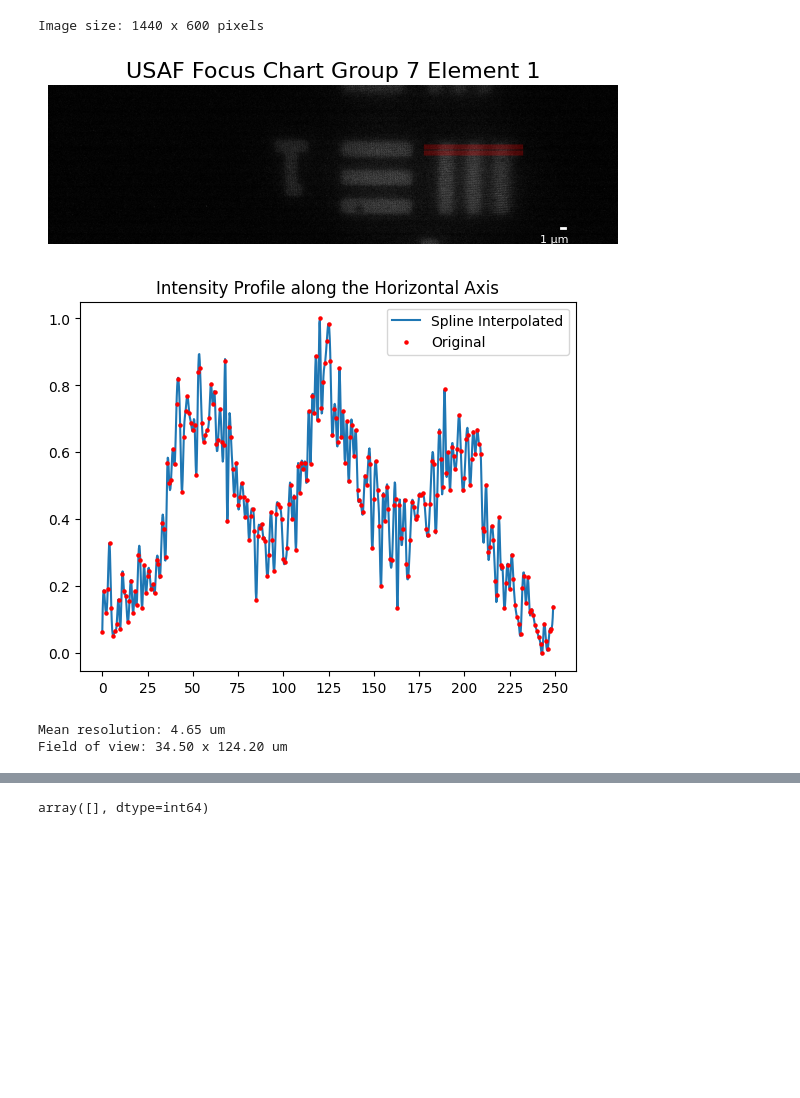
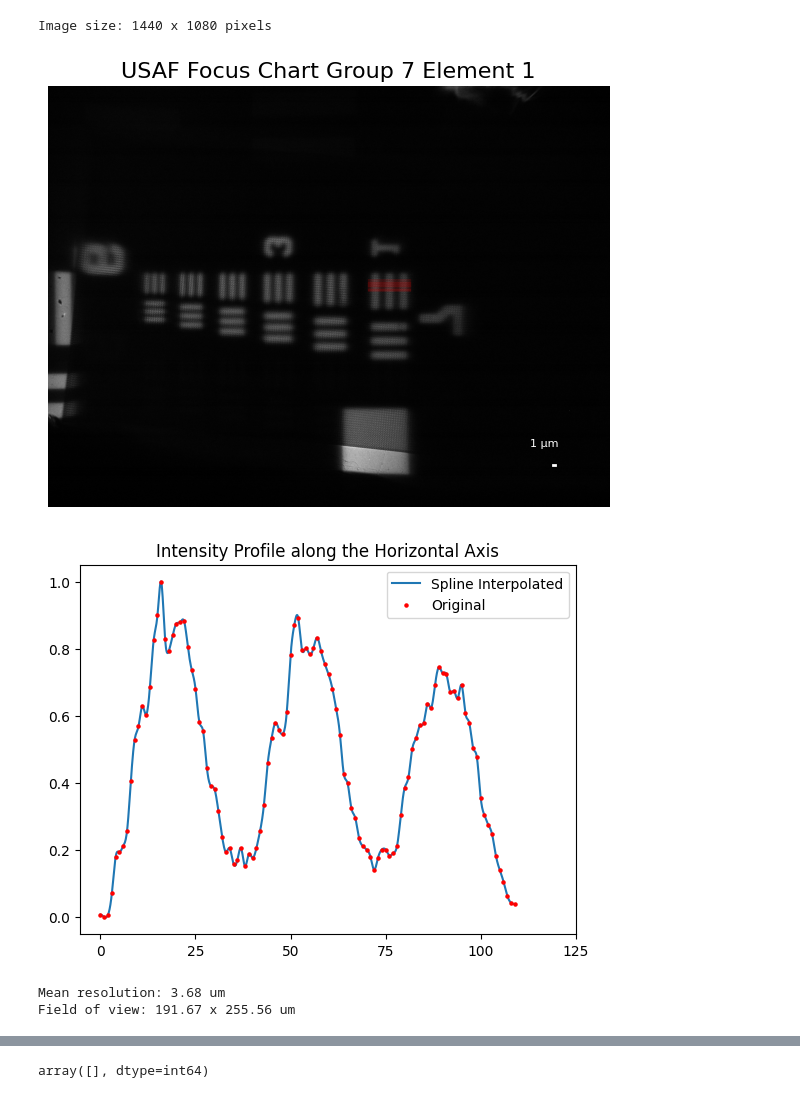
Before and after one commit to Menonlab-Rich/hyperscope, a Jupyter notebook: notebooks/spatial/intensity_profile.ipynb, the cells around one changed output, grey strips where cells are left out. Drawn from its saved outputs; the diff is of its cells as text; code cells hidden in the pictures; blank space fills up the shorter version.

```diff
--- a/notebooks/spatial/intensity_profile.ipynb
+++ b/notebooks/spatial/intensity_profile.ipynb
@@ -61,31 +61,25 @@ from hyperscope import config
 
 # Load the image
 # im = Image.open(r"D:\CZI_scope\code\data\imgs_and_plts\usaf_gr7_el1_2024-07-24T13-23-52.886.bmp").convert('L')  # convert to grayscale
-im_path = config.DATA_DIR / 'interim' / 'capillary' / 'imgs' / 'image_20240730_133549_394126.tif'
-im = Image.open(str(im_path))
+im = Image.open(config.RAW_DATA_DIR / "calibration" / "USAF_EL7_20x_2025-01-10T15-57-56.001.bmp").convert('L')  # convert to grayscale
 width, height = im.size
 print(f'Image size: {width} x {height} pixels')
 im = np.array(im)
-magnification = 40
+magnification = 19.44
 pitch = 3.45  # um
 
-# Rotate the image 180 degrees clockwise
-im = np.rot90(im, 2)
 
 # Calculate the intensity profile along the horizontal axis
-starting_line = (950, 250, 1200, 250)
+starting_line = (930, 525, 820, 525)
 lines = [starting_line]
 spacing = 3  # pixels
 for i in range(1, 10):
     y = starting_line[1] - (i * spacing)
     lines.append((starting_line[0], y, starting_line[2], y))  # 10 lines
 
-# Plot a line on the image
-roi = (0, 200, 1440, 830)
-im = im[roi[1]:roi[3], roi[0]:roi[2]]
+
 plt.imshow(im, cmap='gray')
 plt.tight_layout()
-plt.gca().invert_yaxis()
 plt.axis('off')
 
 # Add a 1um scale bar
@@ -127,7 +121,7 @@ plt.plot(x_new, intensity_interp, label='Spline Interpolated')  # Plot the inter
 dot_size = 5  # Adjust this value to change the dot size
 plt.scatter(x, intensity, color='red', s=dot_size, zorder=99, label='Original')
 plt.title('Intensity Profile along the Horizontal Axis')
-plt.xticks(np.arange(0, 275, 25), )
+plt.xticks(np.arange(0, 150, 25), )
 plt.legend()
 plt.show()
 
@@ -139,38 +133,38 @@ peaks, _ = find_peaks(derivative)
 valleys, _ = find_peaks(-derivative)
 
 # Select the three highest peaks
 if len(peaks) >= 3:
     peaks = peaks[np.argsort(derivative[peaks])[-3:]]
 else:
     raise ValueError("Not enough peaks found in the intensity profile derivative.")
 
 # Find corresponding valleys for each peak
 valley_indices = []
 for peak in peaks:
     valley_range = valleys[(valleys > peak) & (valleys < len(derivative))]
     if len(valley_range) > 0:
         valley_indices.append(valley_range[np.argmin(derivative[valley_range])])
 
 # Calculate the distances between the peak and valley pairs
 if len(valley_indices) < 3:
     raise ValueError("Not enough valleys found for the detected peaks.")
 valley_indices = np.array(valley_indices)
 distances = np.abs(x_new[peaks] - x_new[valley_indices])
 
 # Calculate the resolution
 resolution = pitch * distances / magnification
 mean_resolution = resolution.mean()
 print(f'Mean resolution: {mean_resolution:.2f} um')
 
 # Calculate the FOV
 fov = (pitch*im.shape[0] / magnification, pitch * im.shape[1] / magnification)
 print(f'Field of view: {fov[0]:.2f} x {fov[1]:.2f} um')
 # %% [output]
-Image size: 1440 x 600 pixels
+Image size: 1440 x 1080 pixels
-[figure, old version]
+[figure, new version]
-[figure, old version]
+[figure, new version]
-Mean resolution: 4.65 um
-Field of view: 34.50 x 124.20 um
+Mean resolution: 3.68 um
+Field of view: 191.67 x 255.56 um
 # %%
 from scipy.signal import find_peaks
 from scipy.interpolate import interp1d
```
Also changed, not shown: parts of 1 cell of this notebook, 9 other files.
